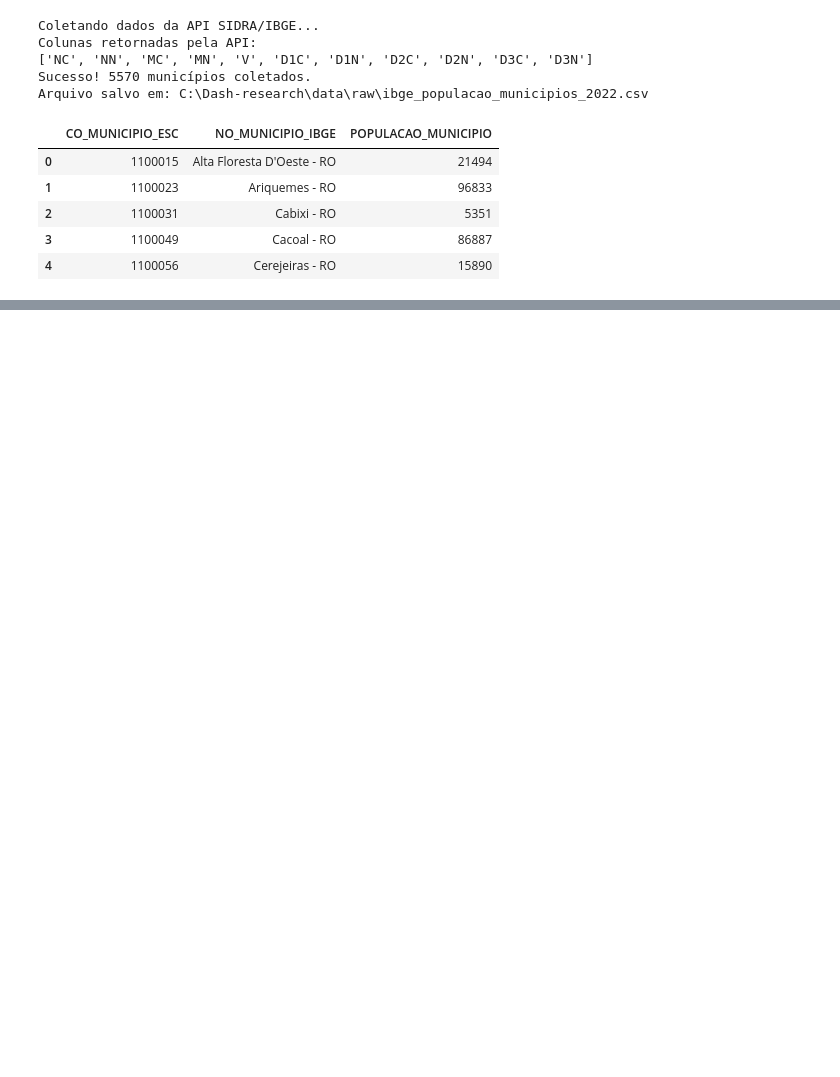
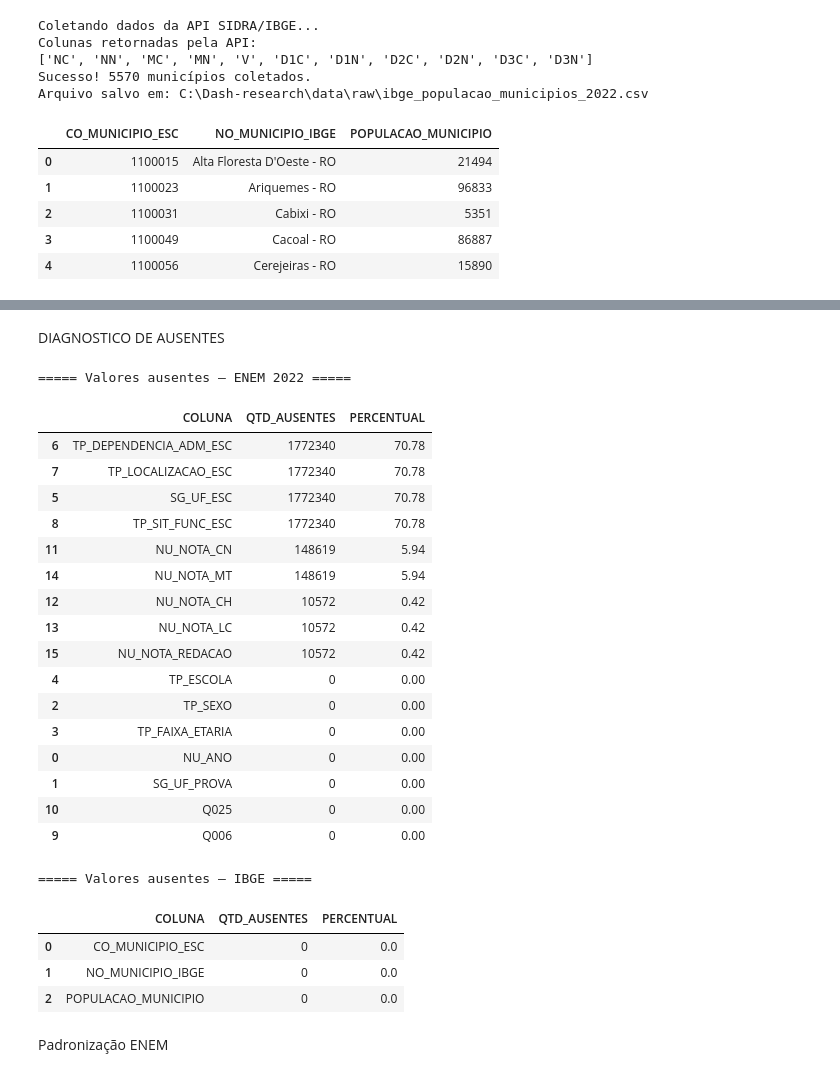
Before and after one commit to HenryPiozzi/Dash-research, a Jupyter notebook: notebooks/01_preparacao_dados.ipynb, the cells around one changed output, grey strips where cells are left out. Cells and saved outputs as stored; diff of their text form; code cells hidden in the pictures; blank space fills up the shorter version.

```diff
--- a/notebooks/01_preparacao_dados.ipynb
+++ b/notebooks/01_preparacao_dados.ipynb
@@ -109,0 +157,11 @@ Arquivo salvo em: C:\Dash-research\data\raw\ibge_populacao_municipios_2022.csv
+# %%
+caminho_ibge = PASTA_RAW / "ibge_populacao_municipios_2022.csv"
+
+df_ibge = pd.read_csv(
+    caminho_ibge,
+    sep=";",
+    encoding="utf-8"
+)
+
+print(f"IBGE: {df_ibge.shape[0]} linhas e {df_ibge.shape[1]} colunas")
+display(df_ibge.head())
@@ -109,0 +176,53 @@ Arquivo salvo em: C:\Dash-research\data\raw\ibge_populacao_municipios_2022.csv
+# %% [markdown]
+DIAGNOSTICO DE AUSENTES
+# %%
+def diagnosticar_ausentes(df, nome_base):
+    print(f"\n===== Valores ausentes — {nome_base} =====")
+
+    ausentes = (
+        df.isna()
+        .sum()
+        .reset_index()
+    )
+
+    ausentes.columns = ["COLUNA", "QTD_AUSENTES"]
+    ausentes["PERCENTUAL"] = (ausentes["QTD_AUSENTES"] / len(df) * 100).round(2)
+
+    ausentes = ausentes.sort_values("PERCENTUAL", ascending=False)
+
+    display(ausentes)
+
+    return ausentes
+
+
+diagnosticos_enem = {}
+
+diagnosticos_enem = diagnosticar_ausentes(df_enem, f"ENEM 2022")
+
+diagnostico_ibge = diagnosticar_ausentes(df_ibge, "IBGE")
+# %% [output]
+===== Valores ausentes — ENEM 2022 =====
+|  | COLUNA | QTD_AUSENTES | PERCENTUAL |
+| 6 | TP_DEPENDENCIA_ADM_ESC | 1772340 | 70.78 |
+| 7 | TP_LOCALIZACAO_ESC | 1772340 | 70.78 |
+| 5 | SG_UF_ESC | 1772340 | 70.78 |
+| 8 | TP_SIT_FUNC_ESC | 1772340 | 70.78 |
+| 11 | NU_NOTA_CN | 148619 | 5.94 |
+| 14 | NU_NOTA_MT | 148619 | 5.94 |
+| 12 | NU_NOTA_CH | 10572 | 0.42 |
+| 13 | NU_NOTA_LC | 10572 | 0.42 |
+| 15 | NU_NOTA_REDACAO | 10572 | 0.42 |
+| 4 | TP_ESCOLA | 0 | 0.00 |
+| 2 | TP_SEXO | 0 | 0.00 |
+| 3 | TP_FAIXA_ETARIA | 0 | 0.00 |
+| 0 | NU_ANO | 0 | 0.00 |
+| 1 | SG_UF_PROVA | 0 | 0.00 |
+| 10 | Q025 | 0 | 0.00 |
+| 9 | Q006 | 0 | 0.00 |
+===== Valores ausentes — IBGE =====
+|  | COLUNA | QTD_AUSENTES | PERCENTUAL |
+| 0 | CO_MUNICIPIO_ESC | 0 | 0.0 |
+| 1 | NO_MUNICIPIO_IBGE | 0 | 0.0 |
+| 2 | POPULACAO_MUNICIPIO | 0 | 0.0 |
+# %% [markdown]
+Padronização ENEM
```
Also changed, not shown: parts of 18 cells of this notebook, 1 other file.
